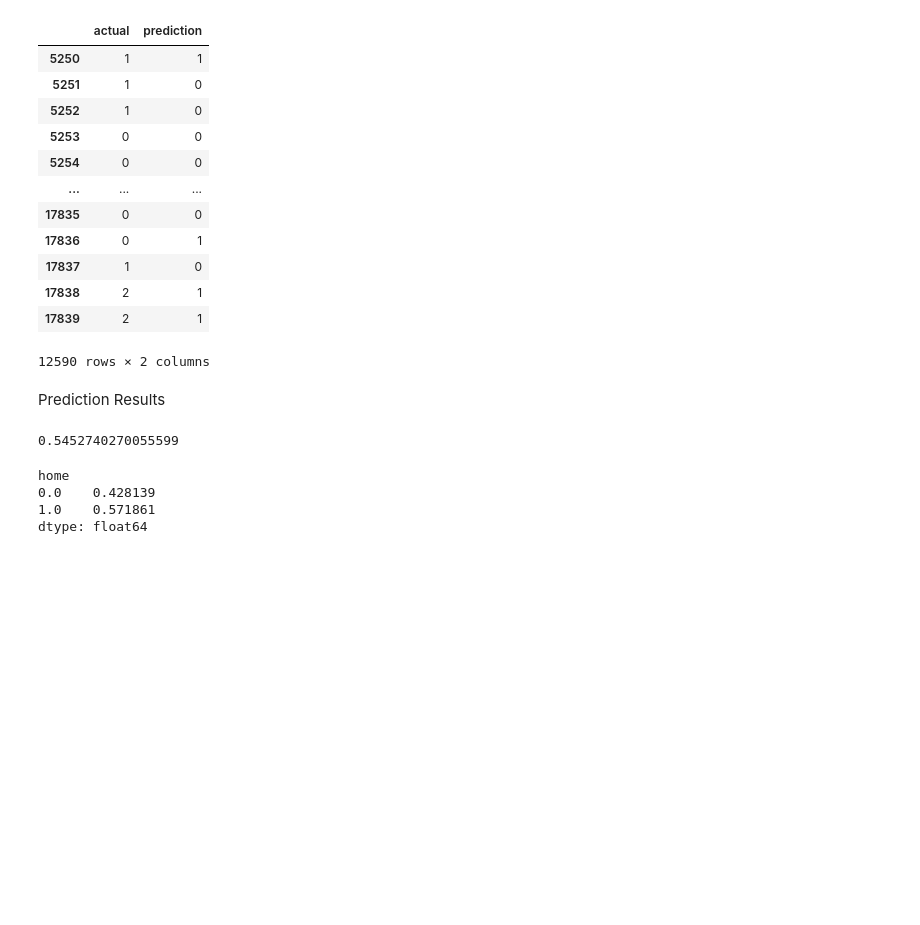
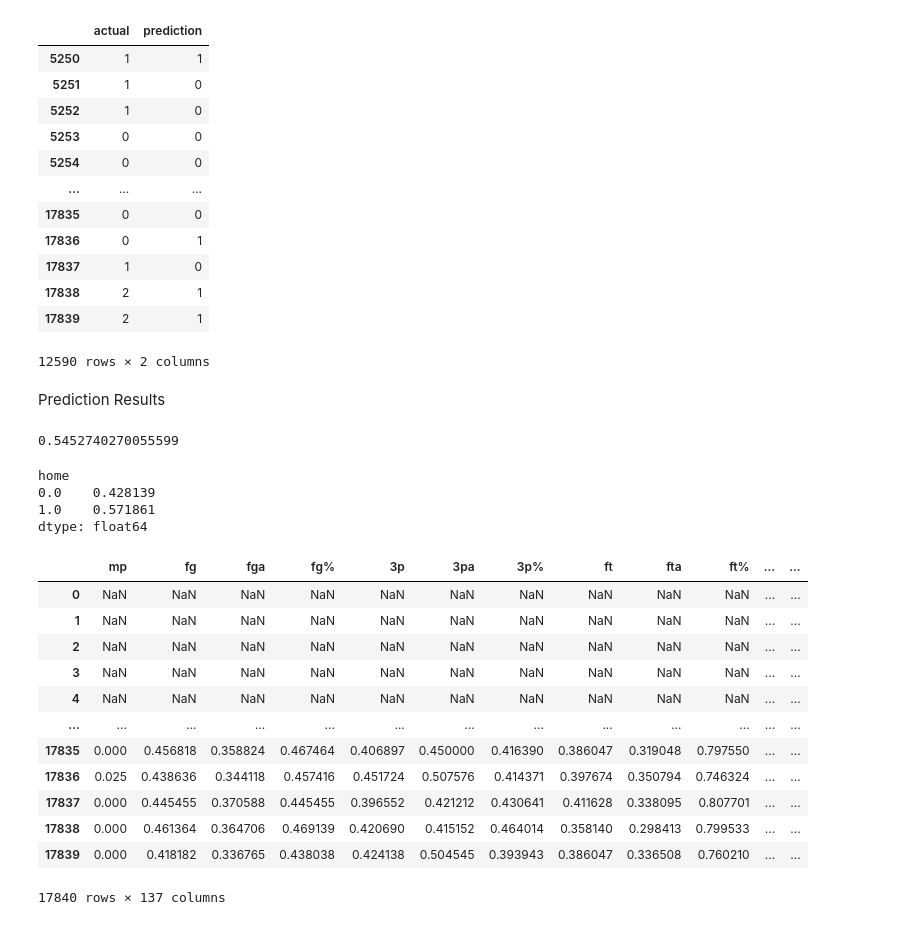
Before and after one commit to ABay23/nba-predictor, a Jupyter notebook: predict.ipynb, the cells around one changed output. Saved outputs shown, nothing was run; the diff lists cells and outputs as text; code cells hidden in the pictures; blank space fills up the shorter version.

```diff
--- a/predict.ipynb
+++ b/predict.ipynb
@@ -306,3 +306,28 @@ home
 0.0    0.428139
 1.0    0.571861
 dtype: float64
+# %%
+df_rolling = df[list(selected_columns) + ['won', 'team', 'season']]
+# %%
+def find_team_averages(team):
+    numeric_columns = team.select_dtypes(include='number').columns
+    rolling = team[numeric_columns].rolling(10).mean()
+    return rolling
+
+df_rolling = df_rolling.groupby(['team', 'season'], group_keys=False).apply(find_team_averages)
+# %%
+df_rolling
+# %% [output]
+|  | mp | fg | fga | fg% | 3p | 3pa | 3p% | ft | fta | ft% | ... | ... |
+| 0 | NaN | NaN | NaN | NaN | NaN | NaN | NaN | NaN | NaN | NaN | ... | ... |
+| 1 | NaN | NaN | NaN | NaN | NaN | NaN | NaN | NaN | NaN | NaN | ... | ... |
+| 2 | NaN | NaN | NaN | NaN | NaN | NaN | NaN | NaN | NaN | NaN | ... | ... |
+| 3 | NaN | NaN | NaN | NaN | NaN | NaN | NaN | NaN | NaN | NaN | ... | ... |
+| 4 | NaN | NaN | NaN | NaN | NaN | NaN | NaN | NaN | NaN | NaN | ... | ... |
+| ... | ... | ... | ... | ... | ... | ... | ... | ... | ... | ... | ... | ... |
+| 17835 | 0.000 | 0.456818 | 0.358824 | 0.467464 | 0.406897 | 0.450000 | 0.416390 | 0.386047 | 0.319048 | 0.797550 | ... | ... |
+| 17836 | 0.025 | 0.438636 | 0.344118 | 0.457416 | 0.451724 | 0.507576 | 0.414371 | 0.397674 | 0.350794 | 0.746324 | ... | ... |
+| 17837 | 0.000 | 0.445455 | 0.370588 | 0.445455 | 0.396552 | 0.421212 | 0.430641 | 0.411628 | 0.338095 | 0.807701 | ... | ... |
+| 17838 | 0.000 | 0.461364 | 0.364706 | 0.469139 | 0.420690 | 0.415152 | 0.464014 | 0.358140 | 0.298413 | 0.799533 | ... | ... |
+| 17839 | 0.000 | 0.418182 | 0.336765 | 0.438038 | 0.424138 | 0.504545 | 0.393943 | 0.386047 | 0.336508 | 0.760210 | ... | ... |
+17840 rows × 137 columns
```
Also changed, not shown: parts of 11 cells of this notebook.
